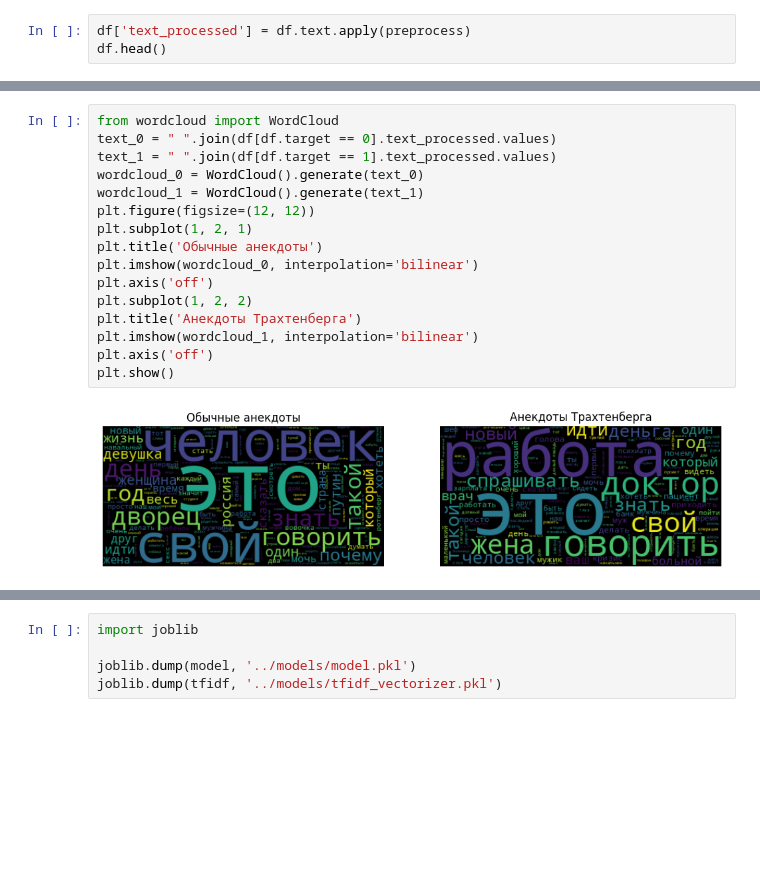
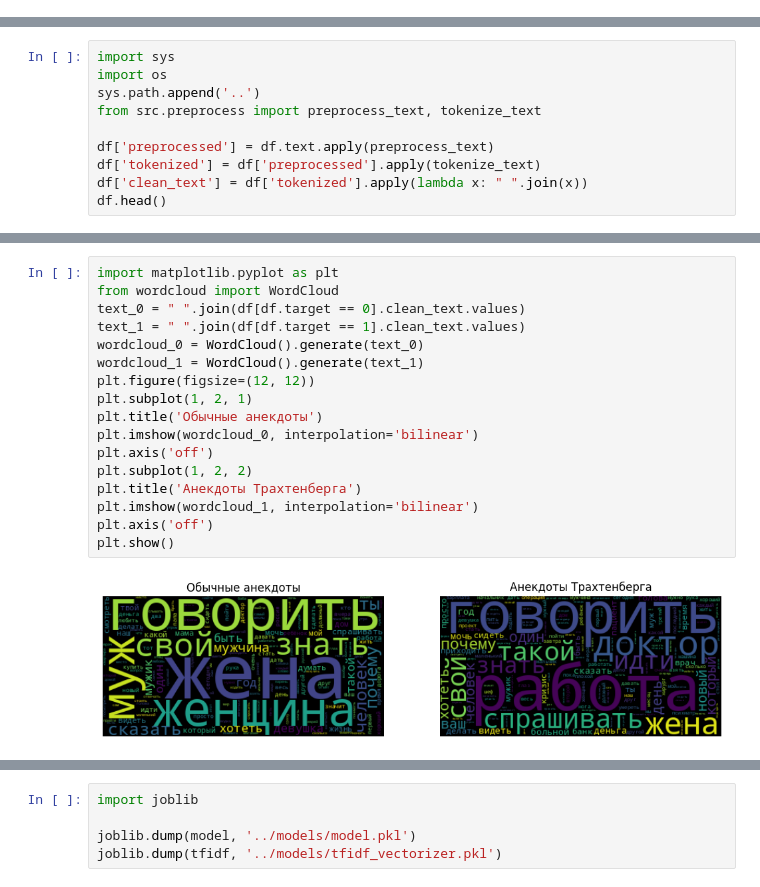
Before and after one commit to qosquo/trachtenberg, a Jupyter notebook: notebooks/jokes.ipynb, the cells around one changed output, grey strips where cells are left out. Drawn from its saved outputs; the diff is of its cells as text; blank space fills up the shorter version.

Commit message:
feat: add few 0-labeled data; use xgboostclassifier to train model; split preprocess functions on cleaning text and tokenizing;

```diff
--- a/notebooks/jokes.ipynb
+++ b/notebooks/jokes.ipynb
@@ -50,3 +32,0 @@ np.int64(0)
-# %%
-df['text_processed'] = df.text.apply(preprocess)
-df.head()
@@ -59,0 +33,10 @@ df.head()
+# %%
+import sys
+import os
+sys.path.append('..')
+from src.preprocess import preprocess_text, tokenize_text
+
+df['preprocessed'] = df.text.apply(preprocess_text)
+df['tokenized'] = df['preprocessed'].apply(tokenize_text)
+df['clean_text'] = df['tokenized'].apply(lambda x: " ".join(x))
+df.head()
@@ -60,19 +52,20 @@ df.head()
 # %%
+import matplotlib.pyplot as plt
 from wordcloud import WordCloud
-text_0 = " ".join(df[df.target == 0].text_processed.values)
-text_1 = " ".join(df[df.target == 1].text_processed.values)
+text_0 = " ".join(df[df.target == 0].clean_text.values)
+text_1 = " ".join(df[df.target == 1].clean_text.values)
 wordcloud_0 = WordCloud().generate(text_0)
 wordcloud_1 = WordCloud().generate(text_1)
 plt.figure(figsize=(12, 12))
 plt.subplot(1, 2, 1)
 plt.title('Обычные анекдоты')
 plt.imshow(wordcloud_0, interpolation='bilinear')
 plt.axis('off')
 plt.subplot(1, 2, 2)
 plt.title('Анекдоты Трахтенберга')
 plt.imshow(wordcloud_1, interpolation='bilinear')
 plt.axis('off')
 plt.show()
 # %% [output]
-[figure, old version]
+[figure, new version]
 # %%
```
Also changed, not shown: parts of 18 cells of this notebook, 5 other files.
